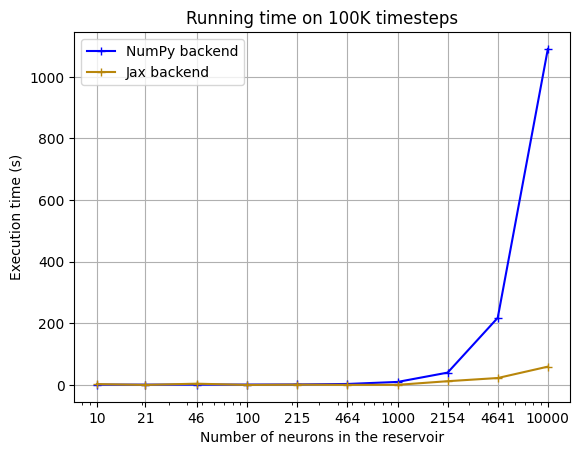
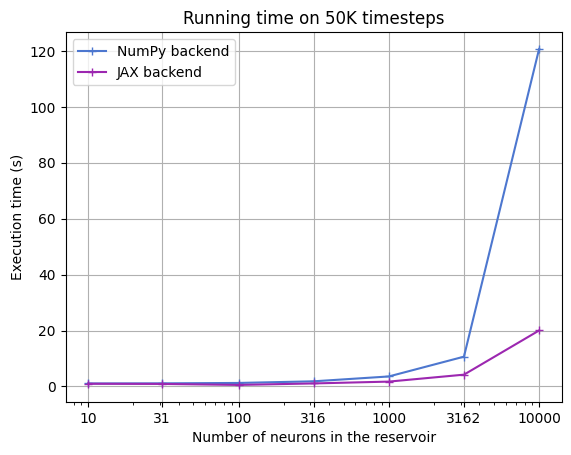
The notebook cell's code change between the first figure and the second:
--- before
+++ after
@@ -1,20 +1,28 @@
-N_NEURONS_LIST = np.logspace(1, 4, 10, dtype=np.int64)
-X = rng.uniform(size=(100_000, 2))
+N_NEURONS_LIST = np.logspace(1, 4, 7, dtype=np.int64)
+X = rng.uniform(size=(50_000, 1))
 
-numpy_scores = np.zeros(10)
-jax_scores = np.zeros(10)
+numpy_scores = np.zeros(len(N_NEURONS_LIST))
+jax_scores = np.zeros(len(N_NEURONS_LIST))
 
-for i, n_neuron in tqdm.tqdm(enumerate(N_NEURONS_LIST)):
+print("Running on device: ", jax.numpy.ones(1).device)
+
+for i, n_neuron in enumerate(N_NEURONS_LIST):
     print(f"{n_neuron} neurons:")
-    reservoir = rpy.nodes.Reservoir(n_neuron)
+    params = dict(
+        units=n_neuron, 
+        rc_connectivity=5/n_neuron,
+        input_connectivity=5/n_neuron, 
+        ridge=10, 
+    )
+    model = rpy.ESN(**params)
     start = time.time()
-    reservoir.run(X)
+    model.fit(X, X).run(X)
     stop = time.time()
     numpy_scores[i] = stop - start
     print(f"\tNumPy time: {numpy_scores[i]:.3}s", end="")
 
-    reservoir = rjx.nodes.Reservoir(n_neuron)
+    model = rjx.ESN(**params)
     start = time.time()
-    reservoir.run(X)
+    model.fit(X, X).run(X)
     stop = time.time()
     jax_scores[i] = stop - start
@@ -22,7 +30,7 @@
 
 plt.figure()
-plt.title("Running time on 100K timesteps")
-plt.plot(N_NEURONS_LIST, numpy_scores, "-+", color="blue", label="NumPy backend")
-plt.plot(N_NEURONS_LIST, jax_scores, "-+", color="darkgoldenrod", label="Jax backend")
+plt.title("Running time on 50K timesteps")
+plt.plot(N_NEURONS_LIST, numpy_scores, "-+", color="#4d77cf", label="NumPy backend")
+plt.plot(N_NEURONS_LIST, jax_scores, "-+", color="#9c27b0", label="JAX backend")
 plt.xscale("log")
 plt.xlabel("Number of neurons in the reservoir")

Commit: modified performance test in jax tutorial